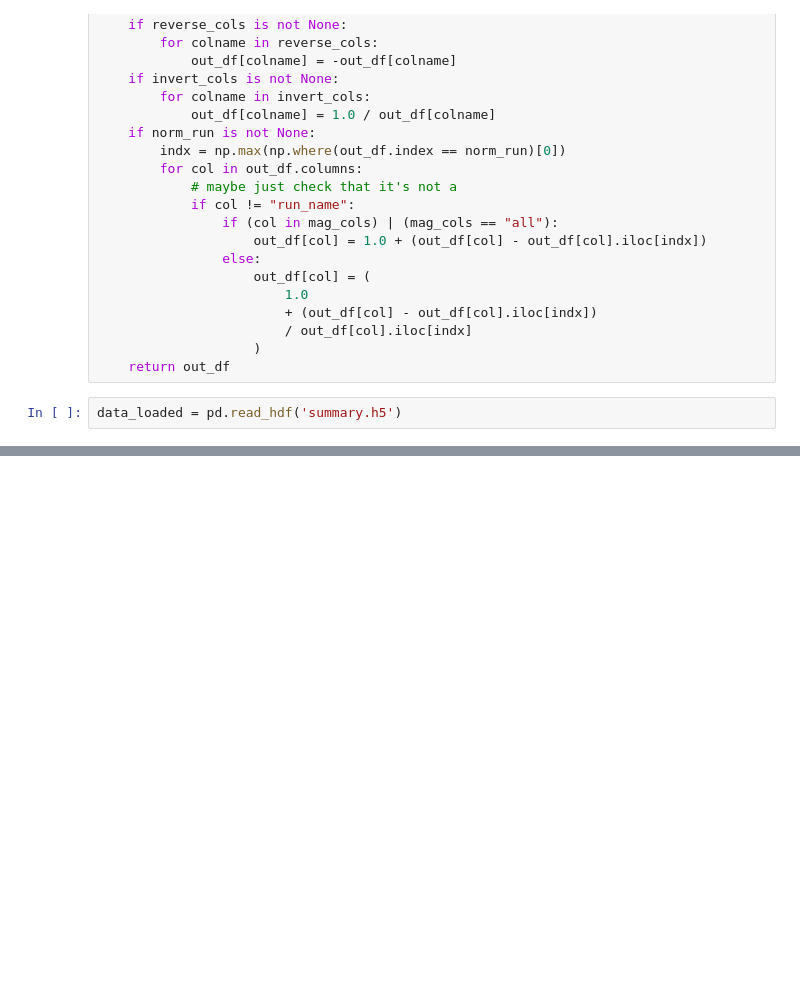
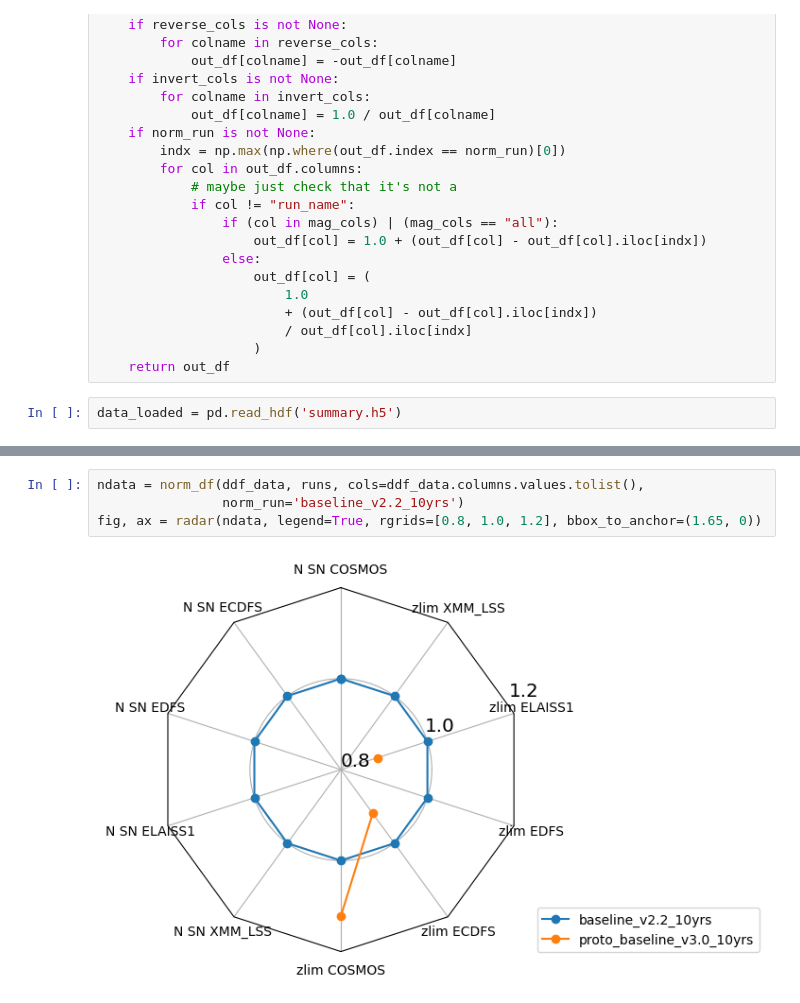
Before and after one commit to lsst-sims/-sims_featureScheduler_runs3.0, a Jupyter notebook: baseline/quick_look.ipynb, the cells around one changed output, grey strips where cells are left out. Cells and saved outputs as stored; diff of their text form; blank space fills up the shorter version.

```diff
--- a/baseline/quick_look.ipynb
+++ b/baseline/quick_look.ipynb
@@ -121,0 +164,6 @@ fig, ax = radar(ndata, legend=True, rgrids=[0.8, 1.0, 1.2], bbox_to_anchor=(1.65
+# %%
+ndata = norm_df(ddf_data, runs, cols=ddf_data.columns.values.tolist(),
+                norm_run='baseline_v2.2_10yrs')
+fig, ax = radar(ndata, legend=True, rgrids=[0.8, 1.0, 1.2], bbox_to_anchor=(1.65, 0))
+# %% [output]
+[figure, added]
```
Also changed, not shown: parts of 17 cells of this notebook, 2 other files.
